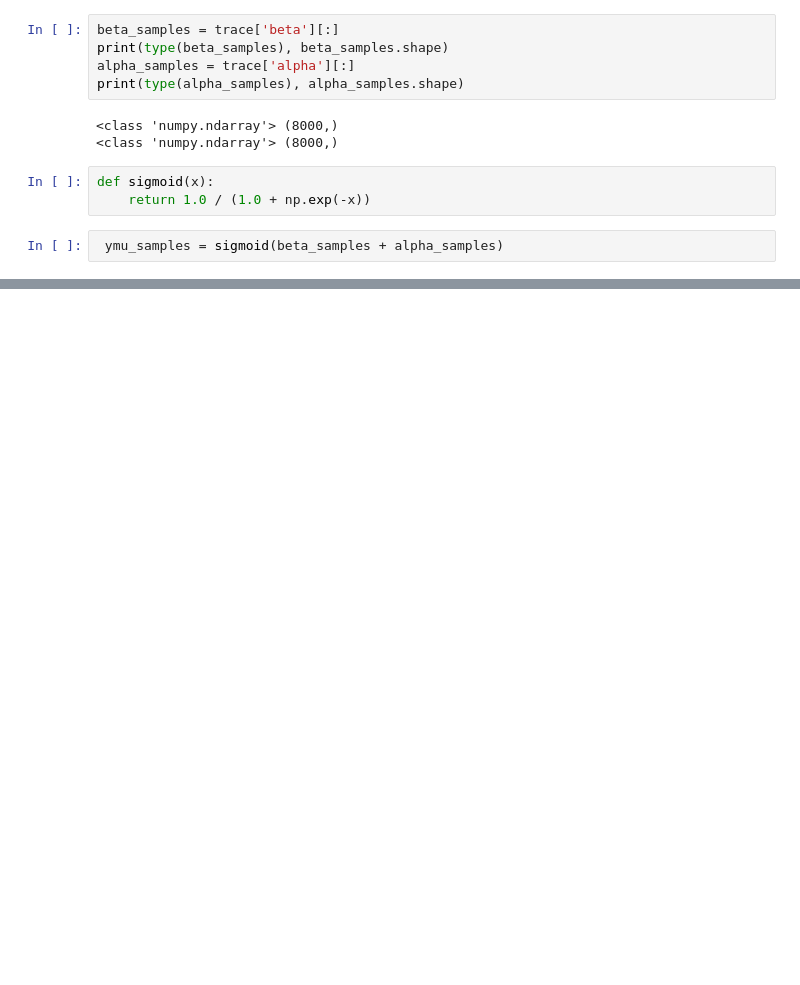
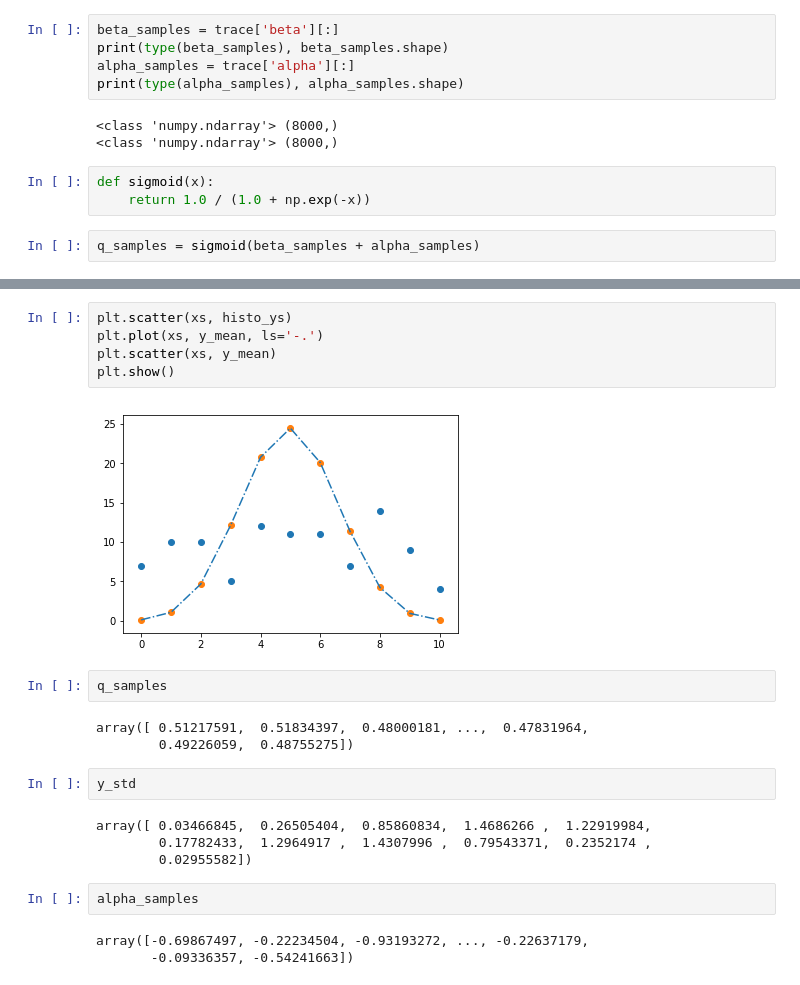
Before and after one commit to seiya-kumada/cct_blog, a Jupyter notebook: pymc3/sample_0.ipynb, the cells around one changed output, grey strips where cells are left out. Saved outputs shown, nothing was run; the diff lists cells and outputs as text; blank space fills up the shorter version.

```diff
--- a/pymc3/sample_0.ipynb
+++ b/pymc3/sample_0.ipynb
@@ -125,4 +129,4 @@ print(type(alpha_samples), alpha_samples.shape)
 def sigmoid(x):
     return 1.0 / (1.0 + np.exp(-x))
 # %%
- ymu_samples = sigmoid(beta_samples + alpha_samples)
+q_samples = sigmoid(beta_samples + alpha_samples)
@@ -136,0 +157,23 @@ ymu_samples.mean()
+# %%
+plt.scatter(xs, histo_ys)
+plt.plot(xs, y_mean, ls='-.')
+plt.scatter(xs, y_mean)
+plt.show()
+# %% [output]
+[figure, added]
+# %%
+q_samples
+# %% [output]
+array([ 0.51217591,  0.51834397,  0.48000181, ...,  0.47831964,
+        0.49226059,  0.48755275])
+# %%
+y_std
+# %% [output]
+array([ 0.03466845,  0.26505404,  0.85860834,  1.4686266 ,  1.22919984,
+        0.17782433,  1.2964917 ,  1.4307996 ,  0.79543371,  0.2352174 ,
+        0.02955582])
+# %%
+alpha_samples
+# %% [output]
+array([-0.69867497, -0.22234504, -0.93193272, ..., -0.22637179,
+       -0.09336357, -0.54241663])
```
Also changed, not shown: parts of 11 cells of this notebook.
